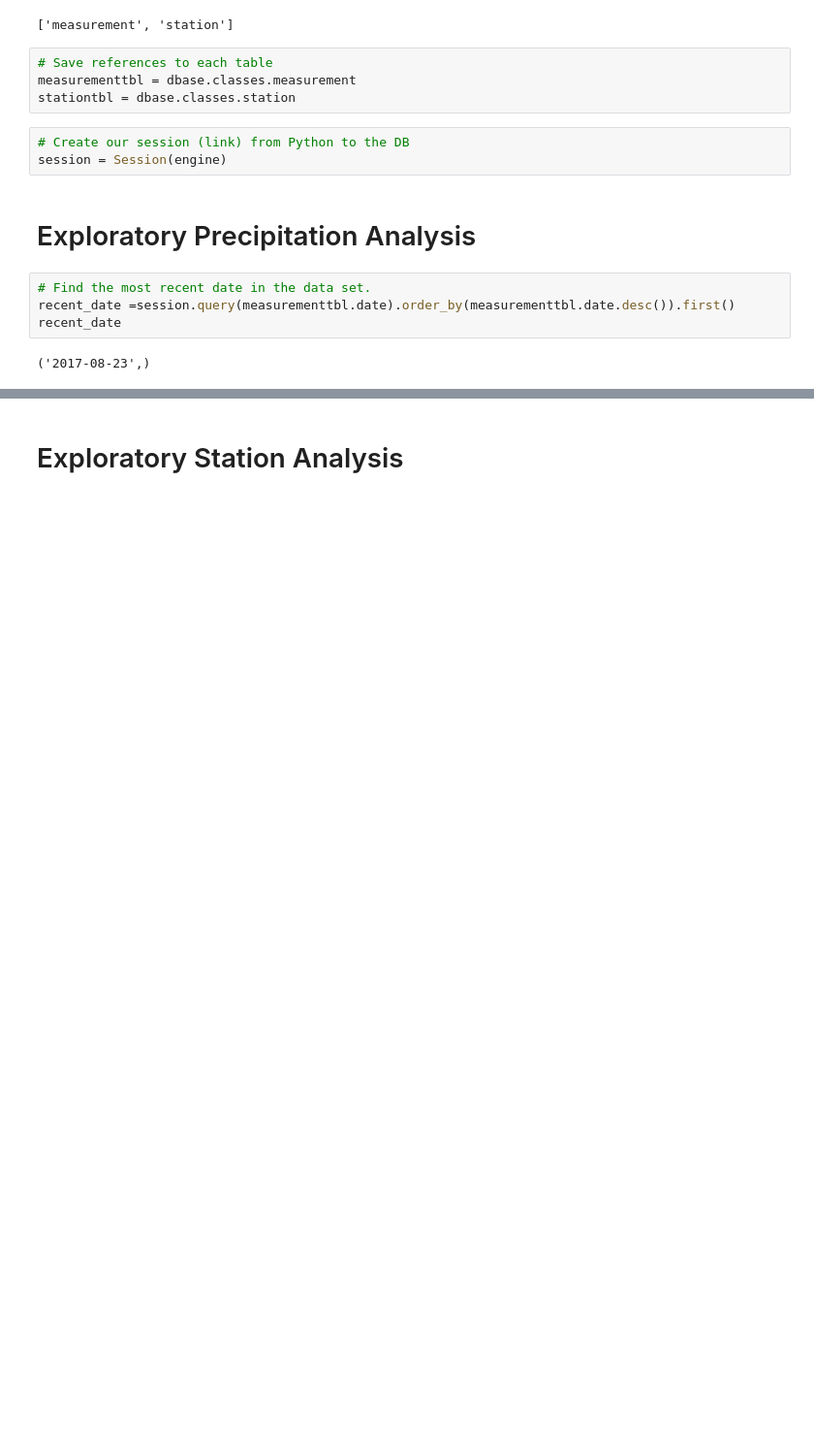
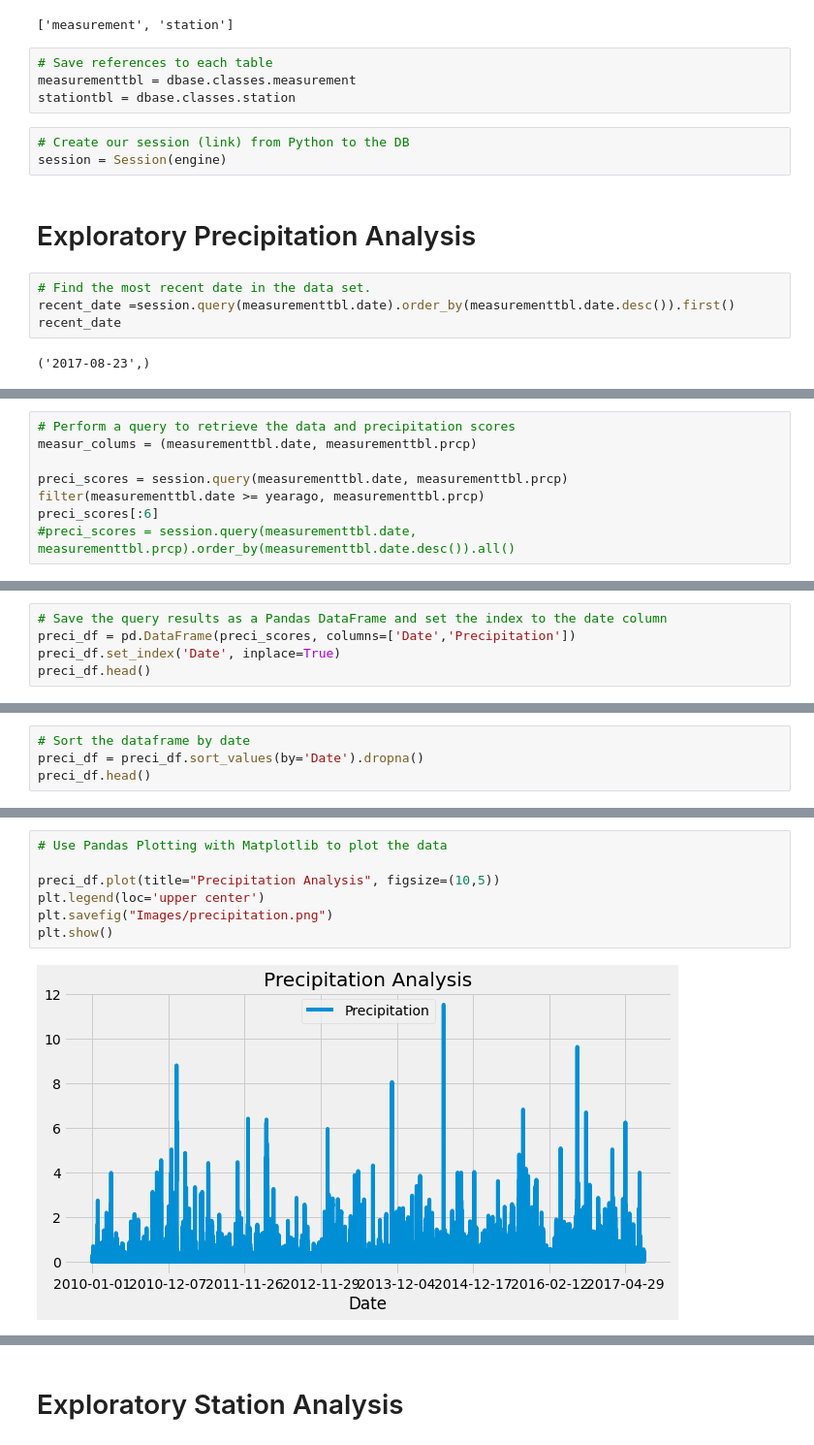
Before and after one commit to anjavelagui/SQLAlchemy-Challlenge, a Jupyter notebook: climate_starter.ipynb, the cells around one changed output, grey strips where cells are left out. Shown: that part at 97% size. Saved outputs shown, nothing was run; the diff lists cells and outputs as text; blank space fills up the shorter version.

```diff
--- a/climate_starter.ipynb
+++ b/climate_starter.ipynb
@@ -68,0 +64,8 @@ TypeError: strptime() argument 1 must be str, not Row
+# %%
+# Perform a query to retrieve the data and precipitation scores
+measur_colums = (measurementtbl.date, measurementtbl.prcp)
+
+preci_scores = session.query(measurementtbl.date, measurementtbl.prcp)
+filter(measurementtbl.date >= yearago, measurementtbl.prcp)
+preci_scores[:6]
+#preci_scores = session.query(measurementtbl.date, measurementtbl.prcp).order_by(measurementtbl.date.desc()).all()
@@ -68,0 +79,5 @@ TypeError: strptime() argument 1 must be str, not Row
+# %%
+# Save the query results as a Pandas DataFrame and set the index to the date column
+preci_df = pd.DataFrame(preci_scores, columns=['Date','Precipitation'])
+preci_df.set_index('Date', inplace=True)
+preci_df.head()
@@ -68,0 +92,4 @@ TypeError: strptime() argument 1 must be str, not Row
+# %%
+# Sort the dataframe by date
+preci_df = preci_df.sort_values(by='Date').dropna()
+preci_df.head()
@@ -69,2 +104,11 @@ TypeError: strptime() argument 1 must be str, not Row
+# %%
+# Use Pandas Plotting with Matplotlib to plot the data
+
+preci_df.plot(title="Precipitation Analysis", figsize=(10,5))
+plt.legend(loc='upper center')
+plt.savefig("Images/precipitation.png")
+plt.show()
+# %% [output]
+[figure, added]
 # %%
 # Use Pandas to calcualte the summary statistics for the precipitation data
```
Also changed, not shown: parts of 13 cells of this notebook, 2 other files.
